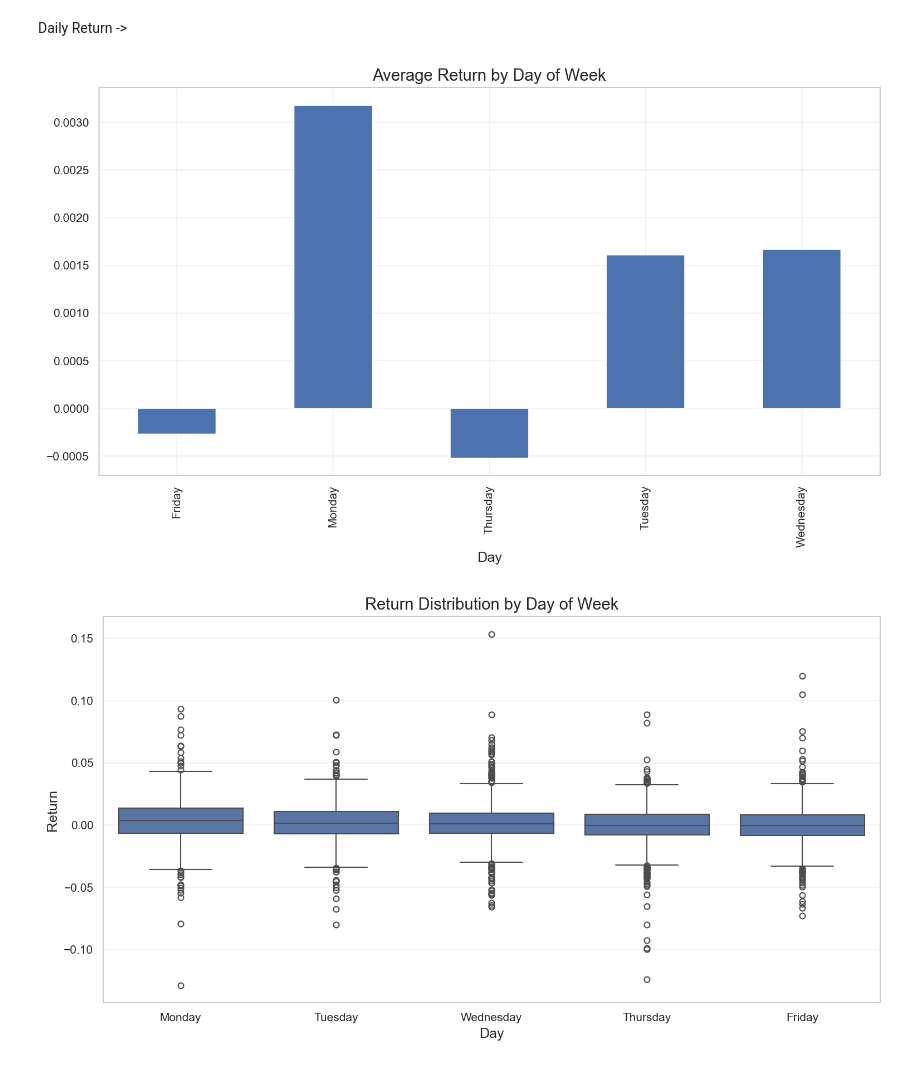
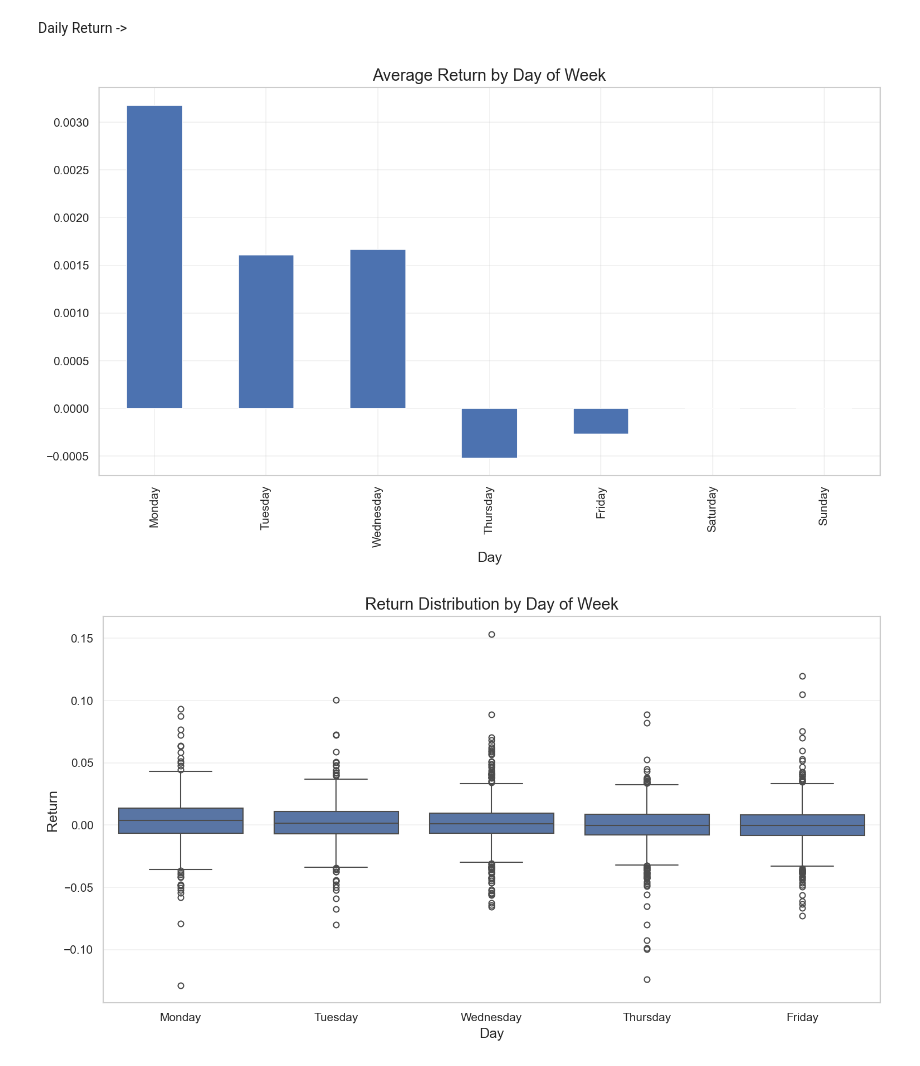
Before and after one commit to itaymutzafi/data-science-project, a Jupyter notebook: Final_Project_Report.ipynb, the cells around one changed output. Drawn from its saved outputs; the diff is of its cells as text; code cells hidden in the pictures.

```diff
--- a/Final_Project_Report.ipynb
+++ b/Final_Project_Report.ipynb
@@ -100,6 +100,10 @@ from src.models import NaiveBaseline, RandomBaseline, CAPMBaseline
 from src.evaluation import evaluate_regression, print_eval
 from src.evaluation import set_style, plot_price_vs_returns, plot_walk_forward_validation, plot_autocorrelation
 from src.features.preprocessing import LogReturnTransformer
+from calendar import month_name, day_name
+
+DAYNAMES = list(day_name)
+MONTHNAMES = list(month_name)[1:]
 
 # Apply Academic Plotting Style
 # %matplotlib inline
@@ -295,12 +298,16 @@ While volume varies slightly by month and day, there is no strong seasonality pa
 # %% [markdown]
 Daily Return ->
 # %%
+## sort for the days
 df['Day'] = df.index.day_name()
-df.groupby('Day')['Return'].mean().plot(kind='bar')
+daily = df.groupby('Day')['Return'].mean()
+daily = daily.reindex(DAYNAMES)
+daily.plot(kind = "bar")
+
 plt.title("Average Return by Day of Week")
 plt.show()
 # %% [output]
-[figure, old version]
+[figure, new version]
 # %%
 sns.boxplot(x='Day', y='Return', data=df)
 plt.title("Return Distribution by Day of Week")
```
Also changed, not shown: parts of 25 cells of this notebook.
